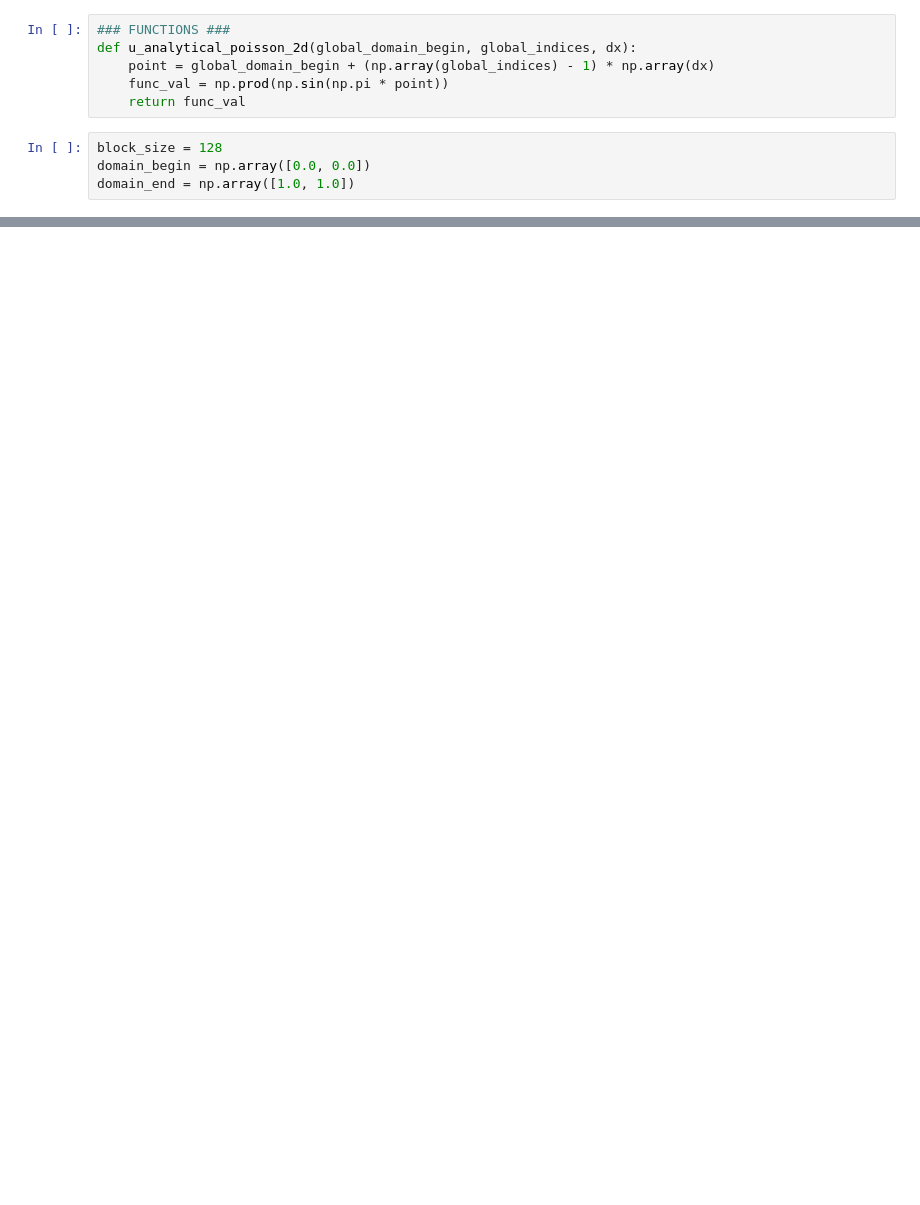
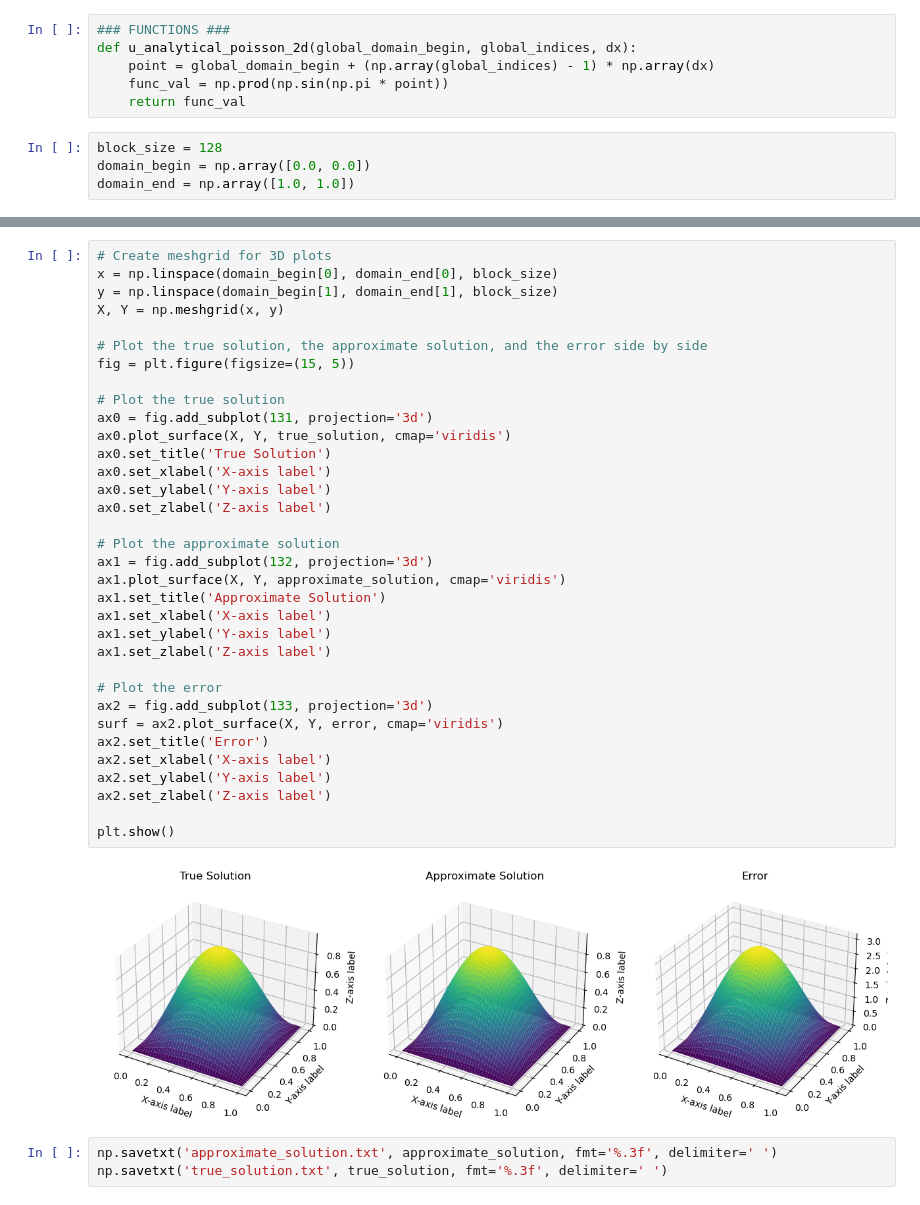
Before and after one commit to alex2001zow/Parallel_High-Order_FD_NS, a Jupyter notebook: python/read_system_solution.ipynb, the cells around one changed output, grey strips where cells are left out. Cells and saved outputs as stored; diff of their text form; blank space fills up the shorter version.

```diff
--- a/python/read_system_solution.ipynb
+++ b/python/read_system_solution.ipynb
@@ -83,0 +101,39 @@ Std dev error:  0.34314594224416295
+# %%
+# Create meshgrid for 3D plots
+x = np.linspace(domain_begin[0], domain_end[0], block_size)
+y = np.linspace(domain_begin[1], domain_end[1], block_size)
+X, Y = np.meshgrid(x, y)
+
+# Plot the true solution, the approximate solution, and the error side by side
+fig = plt.figure(figsize=(15, 5))
+
+# Plot the true solution
+ax0 = fig.add_subplot(131, projection='3d')
+ax0.plot_surface(X, Y, true_solution, cmap='viridis')
+ax0.set_title('True Solution')
+ax0.set_xlabel('X-axis label')
+ax0.set_ylabel('Y-axis label')
+ax0.set_zlabel('Z-axis label')
+
+# Plot the approximate solution
+ax1 = fig.add_subplot(132, projection='3d')
+ax1.plot_surface(X, Y, approximate_solution, cmap='viridis')
+ax1.set_title('Approximate Solution')
+ax1.set_xlabel('X-axis label')
+ax1.set_ylabel('Y-axis label')
+ax1.set_zlabel('Z-axis label')
+
+# Plot the error
+ax2 = fig.add_subplot(133, projection='3d')
+surf = ax2.plot_surface(X, Y, error, cmap='viridis')
+ax2.set_title('Error')
+ax2.set_xlabel('X-axis label')
+ax2.set_ylabel('Y-axis label')
+ax2.set_zlabel('Z-axis label')
+
+plt.show()
+# %% [output]
+[figure, added]
+# %%
+np.savetxt('approximate_solution.txt', approximate_solution, fmt='%.3f', delimiter=' ')
+np.savetxt('true_solution.txt', true_solution, fmt='%.3f', delimiter=' ')
```
Also changed, not shown: parts of 6 cells of this notebook, 6 other files.
